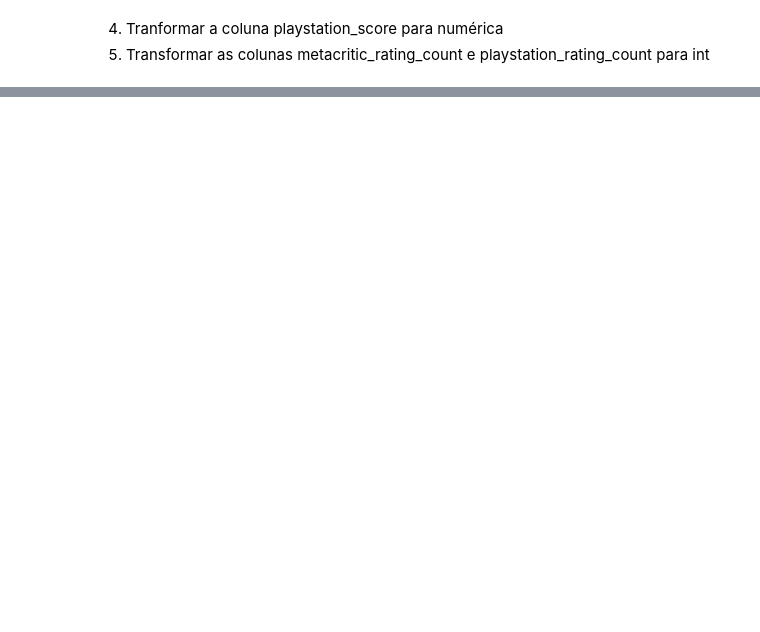
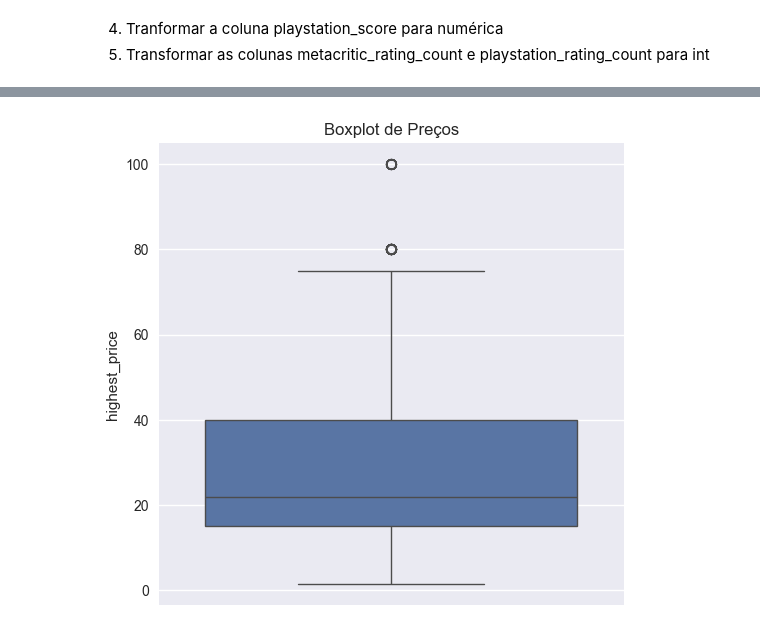
Before and after one commit to CesarNasc/datasets_analysis, a Jupyter notebook: 02_game_details/python/game_details.ipynb, the cells around one changed output, grey strips where cells are left out. Saved outputs shown, nothing was run; the diff lists cells and outputs as text; code cells hidden in the pictures; blank space fills up the shorter version.

```diff
--- a/02_game_details/python/game_details.ipynb
+++ b/02_game_details/python/game_details.ipynb
@@ -248,0 +304,7 @@ Standartização de texto:
+# %%
+plt.figure(figsize=(6,6))
+sns.boxplot(data=df,y='highest_price')
+plt.title('Boxplot de Preços')
+plt.show()
+# %% [output]
+[figure, added]
```
Also changed, not shown: parts of 17 cells of this notebook.
